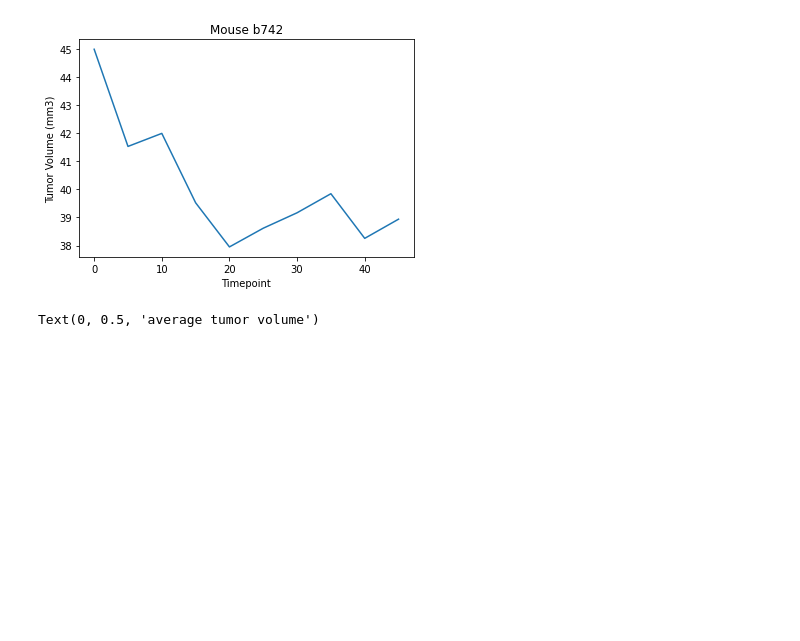
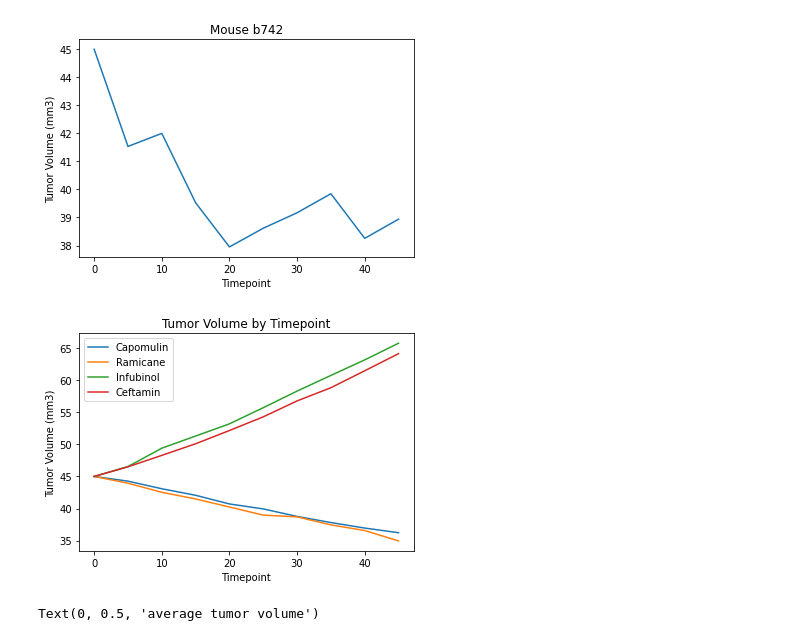
Before and after one commit to ltrentino/Pymaceuticals, a Jupyter notebook: pymaceuticals_starter.ipynb, the cells around one changed output. Drawn from its saved outputs; the diff is of its cells as text; code cells hidden in the pictures; blank space fills up the shorter version.

Commit message:
added extra chart to compare four regimens over time and started looking at observations

```diff
--- a/pymaceuticals_starter.ipynb
+++ b/pymaceuticals_starter.ipynb
@@ -296,6 +320,24 @@ plt.ylabel("Tumor Volume (mm3)")
 plt.show()
 # %% [output]
 [figure]
+# %%
+# Decided to plot the mean of Tumor Vol by Timepoint for the four drugs, to visualise a comparison
+cap_df = df[df['Drug Regimen'] == "Capomulin"]
+ram_df = df[df['Drug Regimen'] == "Ramicane"]
+inf_df = df[df['Drug Regimen'] == "Infubinol"]
+cef_df = df[df['Drug Regimen'] == "Ceftamin"]
+
+plt.plot(cap_df.groupby('Timepoint')['Tumor Volume (mm3)'].mean(), label="Capomulin")
+plt.plot(ram_df.groupby('Timepoint')['Tumor Volume (mm3)'].mean(), label="Ramicane")
+plt.plot(inf_df.groupby('Timepoint')['Tumor Volume (mm3)'].mean(), label="Infubinol")
+plt.plot(cef_df.groupby('Timepoint')['Tumor Volume (mm3)'].mean(), label="Ceftamin")
+plt.legend()
+plt.title("Tumor Volume by Timepoint")
+plt.xlabel("Timepoint")
+plt.ylabel("Tumor Volume (mm3)")
+plt.show()
+# %% [output]
+[figure, added]
 # %%
 # Generate a scatter plot of mouse weight versus average tumor volume for the Capomulin regimen
 capomulin_regimen = df[df['Drug Regimen'] == "Capomulin"].groupby('Weight (g)')['Tumor Volume (mm3)'].mean()
```
Also changed, not shown: parts of 4 cells of this notebook.
